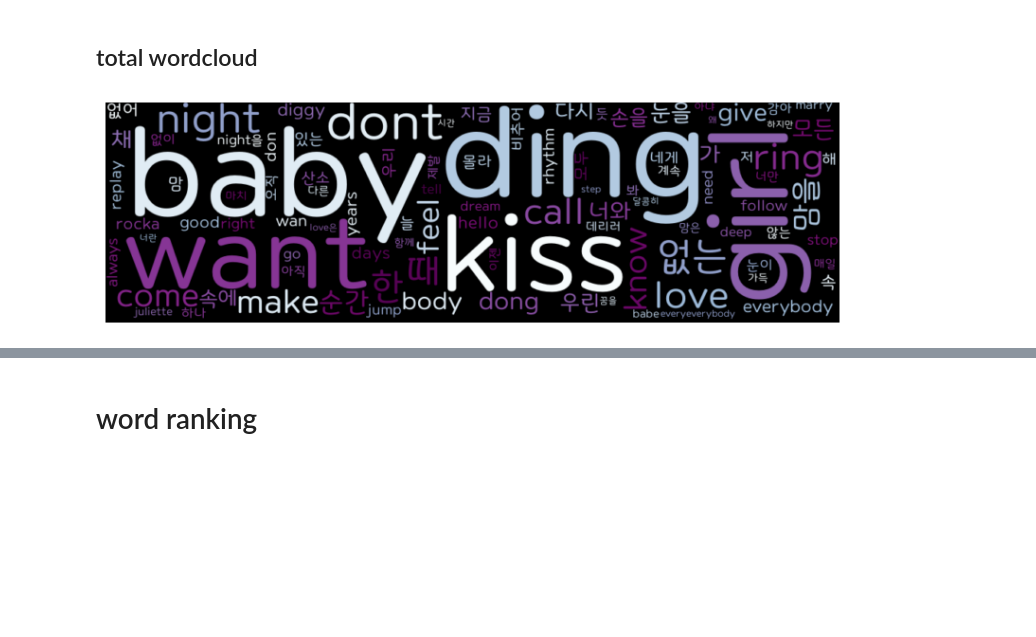
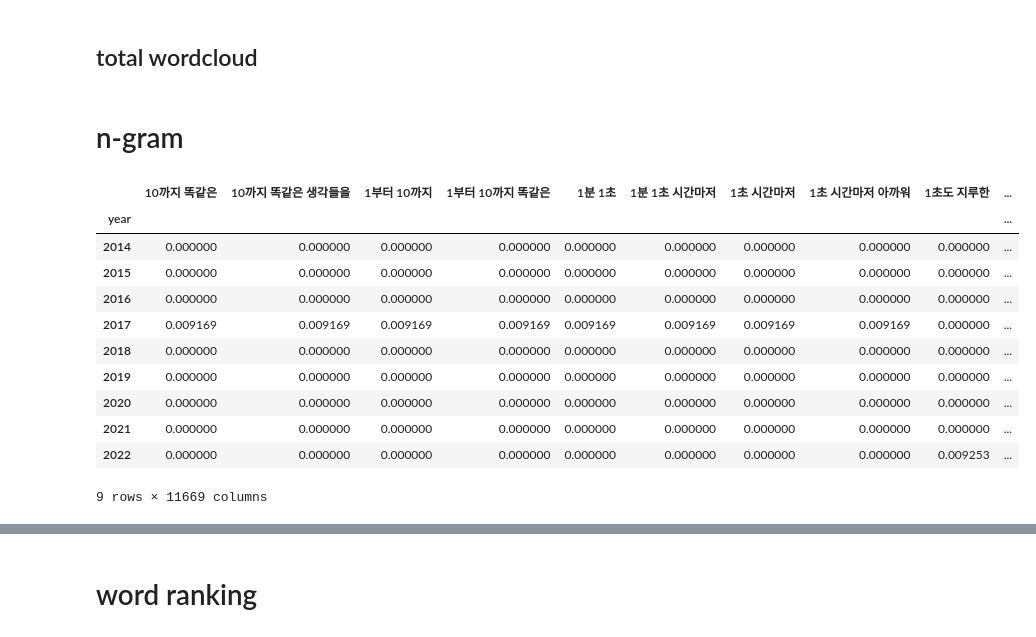
Before and after one commit to JiwonGigiShin/kpop_analysis, a Jupyter notebook: refactored_wordcloud.ipynb, the cells around one changed output, grey strips where cells are left out. Cells and saved outputs as stored; diff of their text form; code cells hidden in the pictures; blank space fills up the shorter version.

```diff
--- a/refactored_wordcloud.ipynb
+++ b/refactored_wordcloud.ipynb
@@ -184,6 +180,6 @@ wordcloud_by_year(artist_id_)
 # %% [markdown]
 ## total wordcloud
 # %%
-word_cloud_year(total_lyrics)
+# word_cloud_year(total_lyrics)
-# %% [output]
-[figure, removed]
+# %% [markdown]
+# n-gram
@@ -189,0 +189,20 @@ word_cloud_year(total_lyrics)
+# %%
+lyrics_vectorised = tfidf.fit_transform(df['final_lyrics'])
+lyrics_vectorised_df = pd.DataFrame(
+    lyrics_vectorised.toarray(),
+    columns = tfidf.get_feature_names_out(),
+    index = df['final_lyrics'].index)
+lyrics_vectorised_df
+# %% [output]
+|  | 10까지 똑같은 | 10까지 똑같은 생각들을 | 1부터 10까지 | 1부터 10까지 똑같은 | 1분 1초 | 1분 1초 시간마저 | 1초 시간마저 | 1초 시간마저 아까워 | 1초도 지루한 | ... |
+| year |  |  |  |  |  |  |  |  |  | ... |
+| 2014 | 0.000000 | 0.000000 | 0.000000 | 0.000000 | 0.000000 | 0.000000 | 0.000000 | 0.000000 | 0.000000 | ... |
+| 2015 | 0.000000 | 0.000000 | 0.000000 | 0.000000 | 0.000000 | 0.000000 | 0.000000 | 0.000000 | 0.000000 | ... |
+| 2016 | 0.000000 | 0.000000 | 0.000000 | 0.000000 | 0.000000 | 0.000000 | 0.000000 | 0.000000 | 0.000000 | ... |
+| 2017 | 0.009169 | 0.009169 | 0.009169 | 0.009169 | 0.009169 | 0.009169 | 0.009169 | 0.009169 | 0.000000 | ... |
+| 2018 | 0.000000 | 0.000000 | 0.000000 | 0.000000 | 0.000000 | 0.000000 | 0.000000 | 0.000000 | 0.000000 | ... |
+| 2019 | 0.000000 | 0.000000 | 0.000000 | 0.000000 | 0.000000 | 0.000000 | 0.000000 | 0.000000 | 0.000000 | ... |
+| 2020 | 0.000000 | 0.000000 | 0.000000 | 0.000000 | 0.000000 | 0.000000 | 0.000000 | 0.000000 | 0.000000 | ... |
+| 2021 | 0.000000 | 0.000000 | 0.000000 | 0.000000 | 0.000000 | 0.000000 | 0.000000 | 0.000000 | 0.000000 | ... |
+| 2022 | 0.000000 | 0.000000 | 0.000000 | 0.000000 | 0.000000 | 0.000000 | 0.000000 | 0.000000 | 0.009253 | ... |
+9 rows × 11669 columns
```
Also changed, not shown: parts of 46 cells of this notebook.
